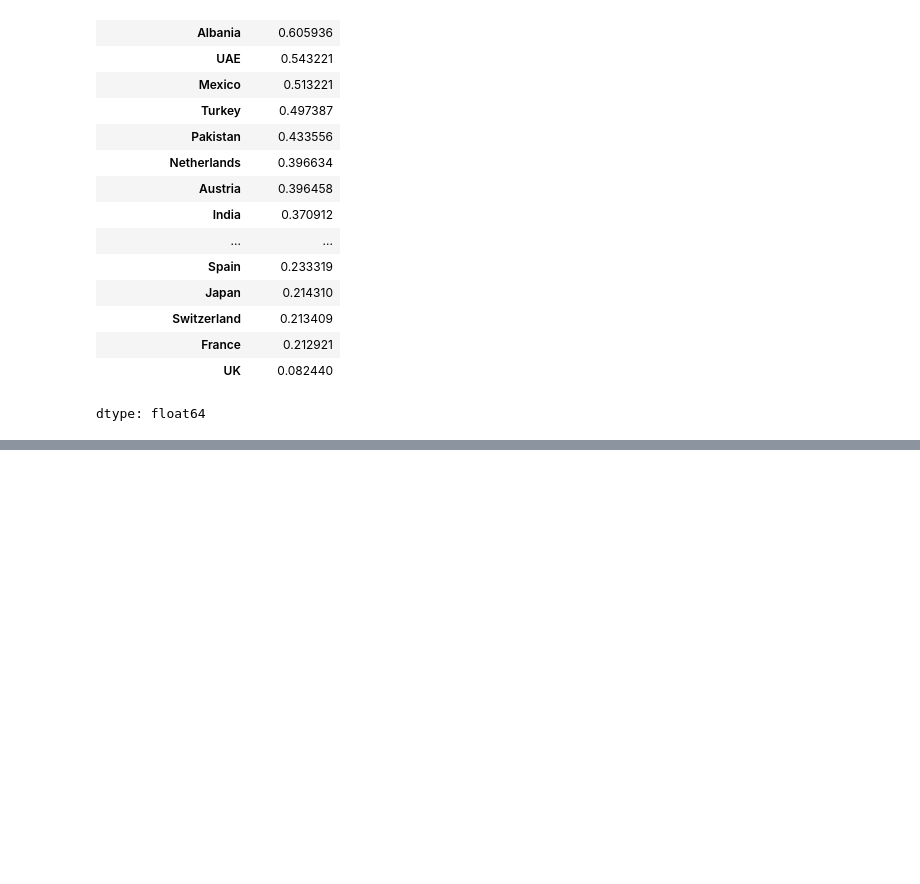
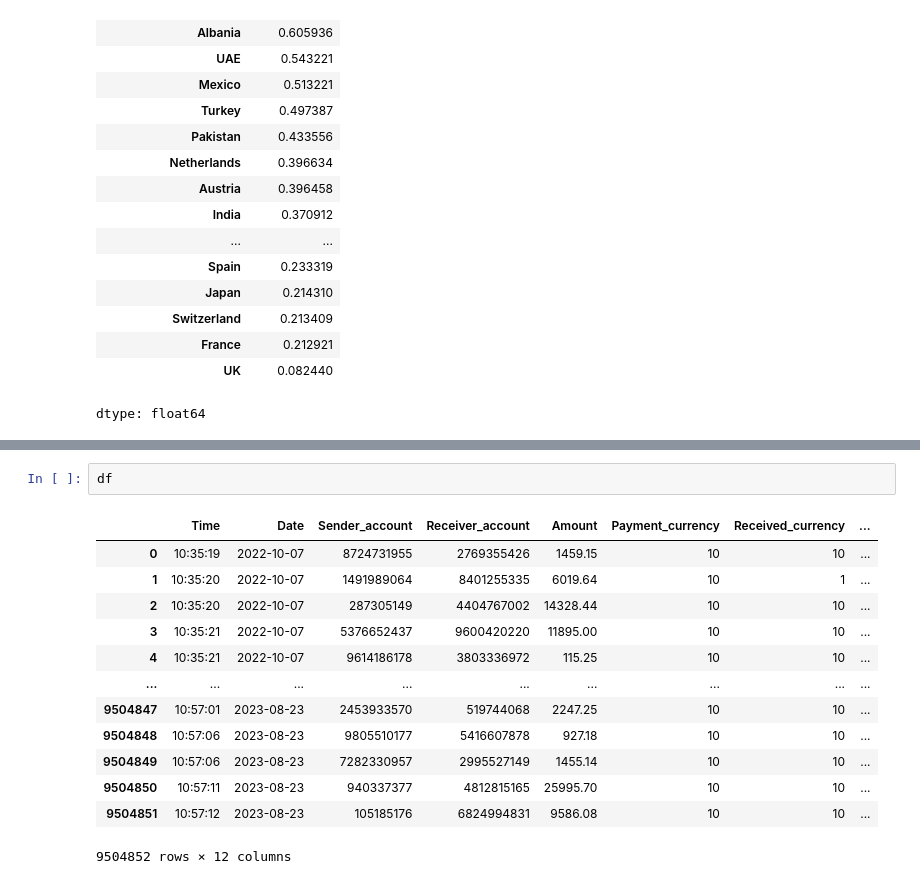
Before and after one commit to Debojyoti-Chanda/Fraud-Detection-Model, a Jupyter notebook: Anti_Money_Laundering_Transaction.ipynb, the cells around one changed output, grey strips where cells are left out. Cells and saved outputs as stored; diff of their text form; blank space fills up the shorter version.

```diff
--- a/Anti_Money_Laundering_Transaction.ipynb
+++ b/Anti_Money_Laundering_Transaction.ipynb
@@ -255,0 +287,16 @@ dtype: float64
+# %%
+df
+# %% [output]
+|  | Time | Date | Sender_account | Receiver_account | Amount | Payment_currency | Received_currency | ... |
+| 0 | 10:35:19 | 2022-10-07 | 8724731955 | 2769355426 | 1459.15 | 10 | 10 | ... |
+| 1 | 10:35:20 | 2022-10-07 | 1491989064 | 8401255335 | 6019.64 | 10 | 1 | ... |
+| 2 | 10:35:20 | 2022-10-07 | 287305149 | 4404767002 | 14328.44 | 10 | 10 | ... |
+| 3 | 10:35:21 | 2022-10-07 | 5376652437 | 9600420220 | 11895.00 | 10 | 10 | ... |
+| 4 | 10:35:21 | 2022-10-07 | 9614186178 | 3803336972 | 115.25 | 10 | 10 | ... |
+| ... | ... | ... | ... | ... | ... | ... | ... | ... |
+| 9504847 | 10:57:01 | 2023-08-23 | 2453933570 | 519744068 | 2247.25 | 10 | 10 | ... |
+| 9504848 | 10:57:06 | 2023-08-23 | 9805510177 | 5416607878 | 927.18 | 10 | 10 | ... |
+| 9504849 | 10:57:06 | 2023-08-23 | 7282330957 | 2995527149 | 1455.14 | 10 | 10 | ... |
+| 9504850 | 10:57:11 | 2023-08-23 | 940337377 | 4812815165 | 25995.70 | 10 | 10 | ... |
+| 9504851 | 10:57:12 | 2023-08-23 | 105185176 | 6824994831 | 9586.08 | 10 | 10 | ... |
+9504852 rows × 12 columns
```
Also changed, not shown: parts of 3 cells of this notebook.
